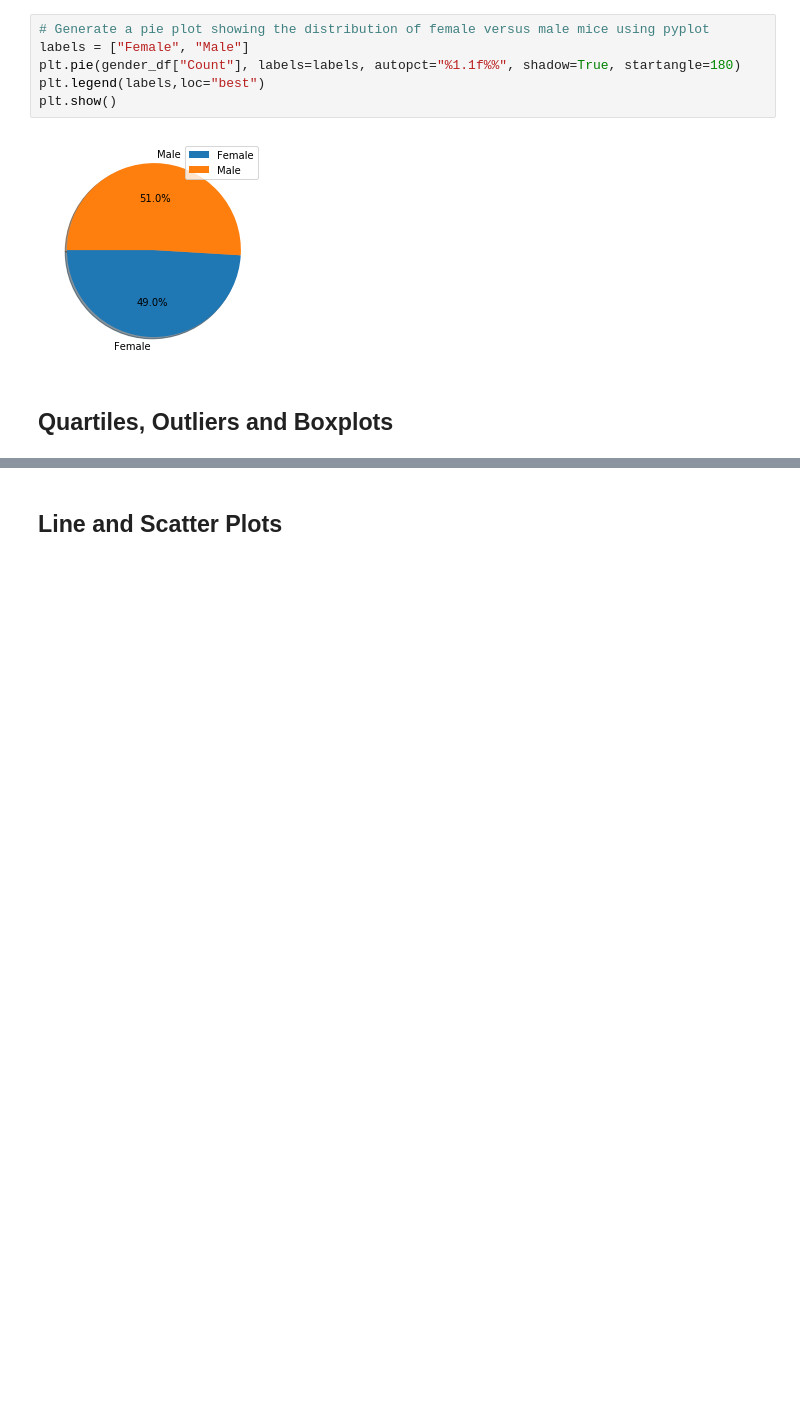
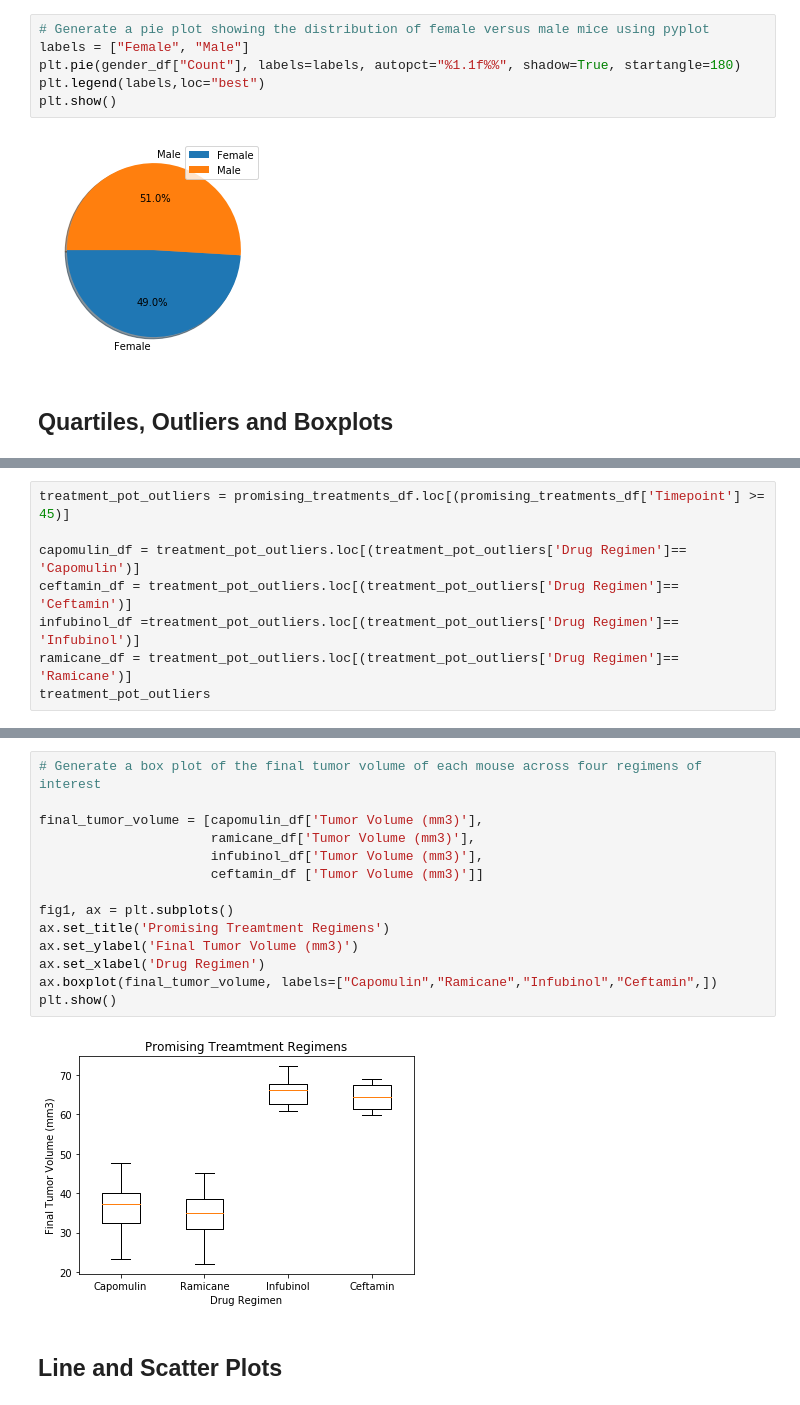
Before and after one commit to dlg410/Matplotlib-challenge, a Jupyter notebook: pymaceuticals_starter.ipynb, the cells around one changed output, grey strips where cells are left out. Cells and saved outputs as stored; diff of their text form; blank space fills up the shorter version.

```diff
--- a/pymaceuticals_starter.ipynb
+++ b/pymaceuticals_starter.ipynb
@@ -406,0 +456,8 @@ summary_statistics_df
+# %%
+treatment_pot_outliers = promising_treatments_df.loc[(promising_treatments_df['Timepoint'] >= 45)]
+
+capomulin_df = treatment_pot_outliers.loc[(treatment_pot_outliers['Drug Regimen']== 'Capomulin')]
+ceftamin_df = treatment_pot_outliers.loc[(treatment_pot_outliers['Drug Regimen']== 'Ceftamin')]
+infubinol_df =treatment_pot_outliers.loc[(treatment_pot_outliers['Drug Regimen']== 'Infubinol')]
+ramicane_df = treatment_pot_outliers.loc[(treatment_pot_outliers['Drug Regimen']== 'Ramicane')]
+treatment_pot_outliers
@@ -407,3 +560,19 @@ summary_statistics_df
+# %%
+# Generate a box plot of the final tumor volume of each mouse across four regimens of interest
+
+final_tumor_volume = [capomulin_df['Tumor Volume (mm3)'],
+                      ramicane_df['Tumor Volume (mm3)'],
+                      infubinol_df['Tumor Volume (mm3)'],
+                      ceftamin_df ['Tumor Volume (mm3)']]
+
+fig1, ax = plt.subplots()
+ax.set_title('Promising Treamtment Regimens')
+ax.set_ylabel('Final Tumor Volume (mm3)')
+ax.set_xlabel('Drug Regimen')
+ax.boxplot(final_tumor_volume, labels=["Capomulin","Ramicane","Infubinol","Ceftamin",])
+plt.show()
+# %% [output]
+[figure, added]
 # %% [markdown]
 ## Line and Scatter Plots
 # %%
```
Also changed, not shown: parts of 24 cells of this notebook.
